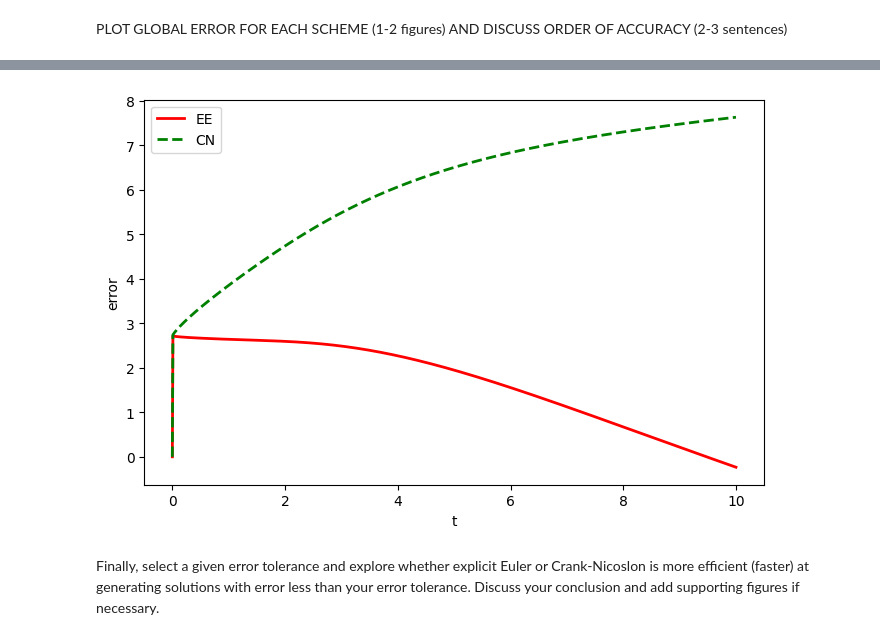
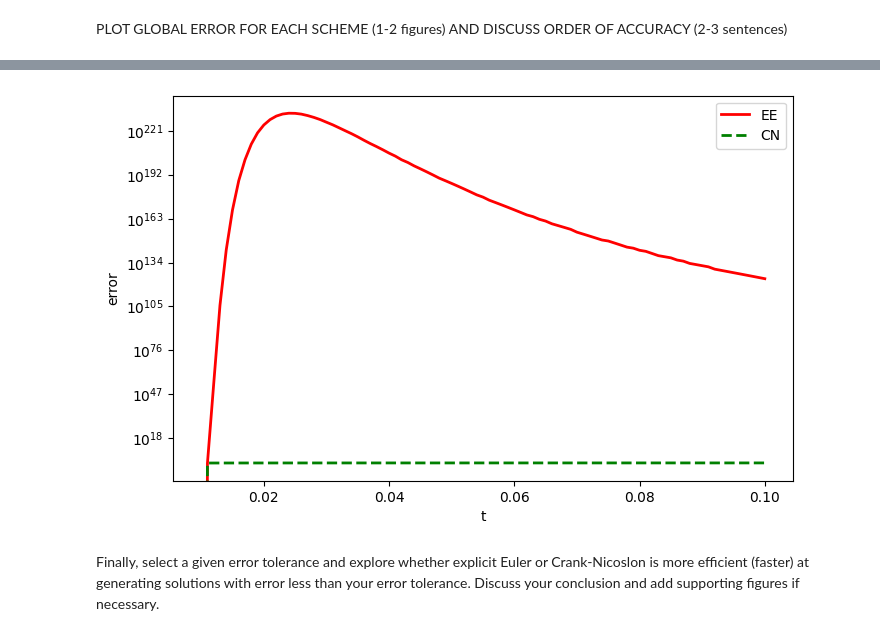
Before and after one commit to johnryantaylor/QCES, a Jupyter notebook: Project1_numerical_methods.ipynb, the cells around one changed output, grey strips where cells are left out. Drawn from its saved outputs; the diff is of its cells as text; code cells hidden in the pictures.

```diff
--- a/Project1_numerical_methods.ipynb
+++ b/Project1_numerical_methods.ipynb
@@ -367,13 +324,0 @@ def get_exact_solution_at_t(t):
-# %%
-# Plot the results
-errors_ee = [0]
-errors_cn = [0]
-for i in range(1,Nt):
-  cur_time = i * t_end / Nt
-  exact_at_t = get_exact_solution_at_t(cur_time)
-  ee_at_t = c_EE[:,i]
-  cn_at_t = c_CN[:,i]
-  ee_error = exact_at_t - ee_at_t
-  cn_error = exact_at_t - cn_at_t
-  errors_ee.append(np.sum(ee_error) / 2)
-  errors_cn.append(np.sum(cn_error) / 2)
@@ -379,0 +340,15 @@ for i in range(1,Nt):
+# %%
+# Plot the results
+errors_ee = [0]
+errors_cn = [0]
+exact_solution = (4*np.pi*kappa*t_end)**(-0.5)*np.exp(-x**2 / (4*kappa*t_end))
+print(exact_solution)
+delta_ts = np.arange(0.01, .1, 0.001)
+for delta_t in delta_ts:
+  Nt = int((t_end - t_start) / delta_t)
+  ee, cn = get_solutions_for_num_timesteps(Nt)
+  ee_error = np.sum(np.abs(exact_solution - ee[:,Nt-1]))
+  cn_error = np.sum(np.abs(exact_solution - cn[:,Nt-1]))
+  print(delta_t, ee_error, cn_error)
+  errors_ee.append(ee_error)
+  errors_cn.append(cn_error)
@@ -380,13 +391,26 @@ for i in range(1,Nt):
 # %%
 plt.figure(figsize=(8, 5))
-plt.plot(t, errors_ee, 'r', label='EE', linewidth=2)  # red dashed line
-plt.plot(t, errors_cn, 'g--', label='CN', linewidth=2)  # green dashed line
+plt.plot(delta_ts, errors_ee[:91], 'r', label='EE', linewidth=2)  # red dashed line
+plt.plot(delta_ts, errors_cn[:91], 'g--', label='CN', linewidth=2)  # green dashed line
 plt.xlabel('t')
 plt.ylabel('error')
+plt.yscale('log')  # Set y-axis to log scale
 plt.legend()  # Show legend
 plt.show()
+
+plt.subplot(1, 2, 1)
+plt.pcolormesh(x, t, c_EE.T, shading='auto')
+plt.xlabel('x')
+plt.ylabel('t')
+plt.title('Explicit Euler')
+
+plt.subplot(1, 2, 2)
+plt.pcolormesh(x, t, c_CN.T, shading='auto')
+plt.xlabel('x')
+plt.ylabel('t')
+plt.title('Crank-Nicolson')
 # %% [output]
-[figure, old version]
+[figure, new version]
 # %% [markdown]
 Finally, select a given error tolerance and explore whether explicit Euler or Crank-Nicoslon is more efficient (faster) at generating solutions with error less than your error tolerance. Discuss your conclusion and add supporting figures if necessary.
 # %% [markdown]
```
Also changed, not shown: parts of 11 cells of this notebook.
